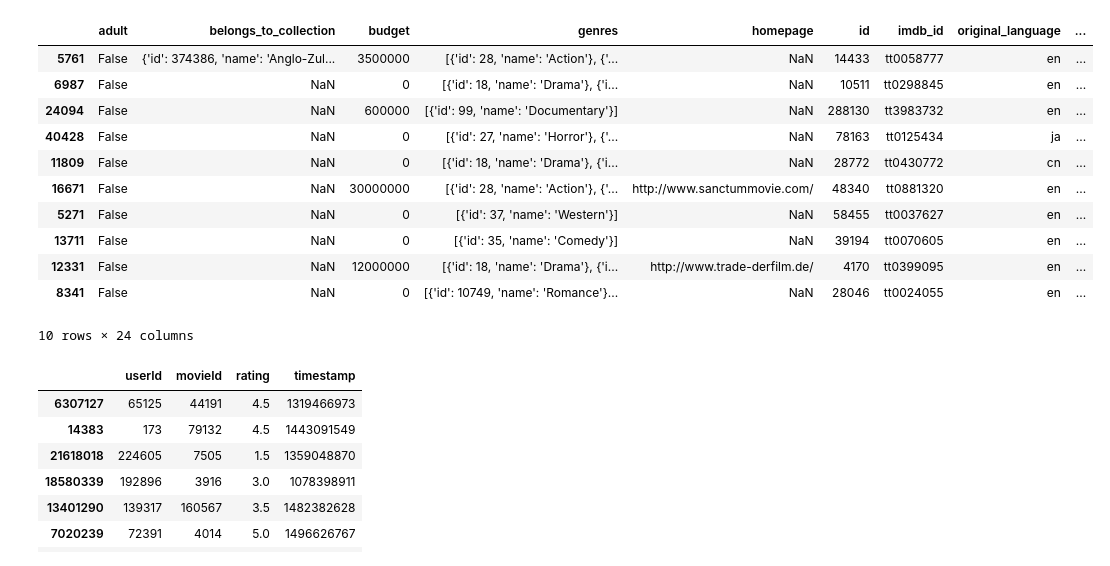
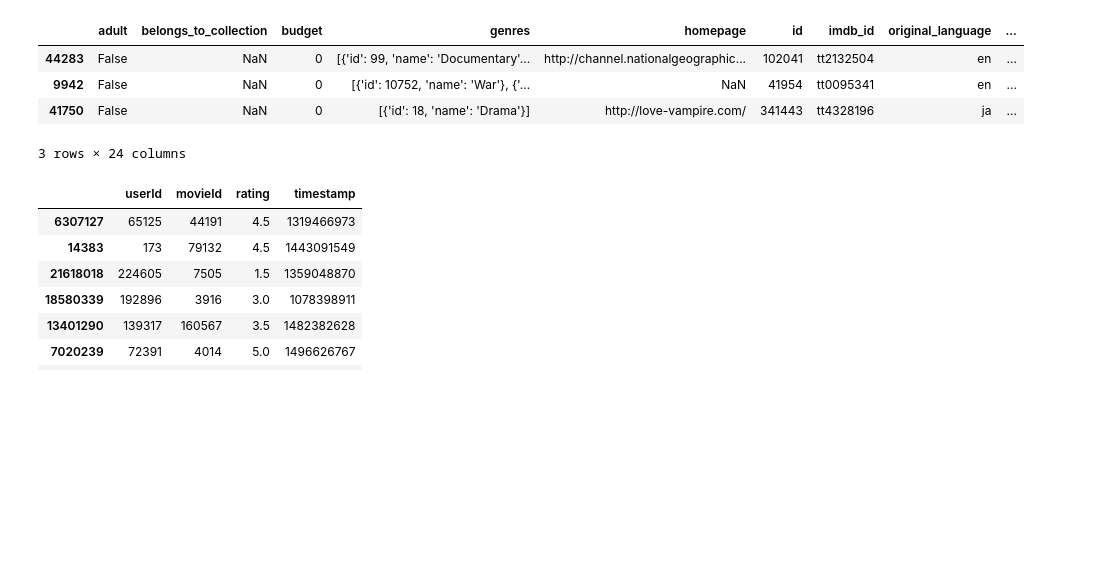
Before and after one commit to ENRICOROBLESDELRIO/Movies-ETL, a Jupyter notebook: Movielens_Extract.ipynb, the cells around one changed output. Drawn from its saved outputs; the diff is of its cells as text; code cells hidden in the pictures; blank space fills up the shorter version.

```diff
--- a/Movielens_Extract.ipynb
+++ b/Movielens_Extract.ipynb
@@ -6,20 +6,13 @@ file_dir = './Resources/'
 kaggle_metadata = pd.read_csv(f'{file_dir}movies_metadata.csv', low_memory=False)
 ratings = pd.read_csv(f'{file_dir}ratings.csv')
 # %%
-kaggle_metadata.sample(n=10)
+kaggle_metadata.sample(n=3)
 # %% [output]
 |  | adult | belongs_to_collection | budget | genres | homepage | id | imdb_id | original_language | ... |
-| 5761 | False | {'id': 374386, 'name': 'Anglo-Zul... | 3500000 | [{'id': 28, 'name': 'Action'}, {'... | NaN | 14433 | tt0058777 | en | ... |
-| 6987 | False | NaN | 0 | [{'id': 18, 'name': 'Drama'}, {'i... | NaN | 10511 | tt0298845 | en | ... |
-| 24094 | False | NaN | 600000 | [{'id': 99, 'name': 'Documentary'}] | NaN | 288130 | tt3983732 | en | ... |
-| 40428 | False | NaN | 0 | [{'id': 27, 'name': 'Horror'}, {'... | NaN | 78163 | tt0125434 | ja | ... |
-| 11809 | False | NaN | 0 | [{'id': 18, 'name': 'Drama'}, {'i... | NaN | 28772 | tt0430772 | cn | ... |
-| 16671 | False | NaN | 30000000 | [{'id': 28, 'name': 'Action'}, {'... | http://www.sanctummovie.com/ | 48340 | tt0881320 | en | ... |
-| 5271 | False | NaN | 0 | [{'id': 37, 'name': 'Western'}] | NaN | 58455 | tt0037627 | en | ... |
-| 13711 | False | NaN | 0 | [{'id': 35, 'name': 'Comedy'}] | NaN | 39194 | tt0070605 | en | ... |
-| 12331 | False | NaN | 12000000 | [{'id': 18, 'name': 'Drama'}, {'i... | http://www.trade-derfilm.de/ | 4170 | tt0399095 | en | ... |
-| 8341 | False | NaN | 0 | [{'id': 10749, 'name': 'Romance'}... | NaN | 28046 | tt0024055 | en | ... |
+| 44283 | False | NaN | 0 | [{'id': 99, 'name': 'Documentary'... | http://channel.nationalgeographic... | 102041 | tt2132504 | en | ... |
+| 9942 | False | NaN | 0 | [{'id': 10752, 'name': 'War'}, {'... | NaN | 41954 | tt0095341 | en | ... |
+| 41750 | False | NaN | 0 | [{'id': 18, 'name': 'Drama'}] | http://love-vampire.com/ | 341443 | tt4328196 | ja | ... |
-10 rows × 24 columns
+3 rows × 24 columns
 # %%
 ratings.sample(n=10)
 # %% [output]
```
Also changed, not shown: parts of 13 cells of this notebook, 1 other file.
